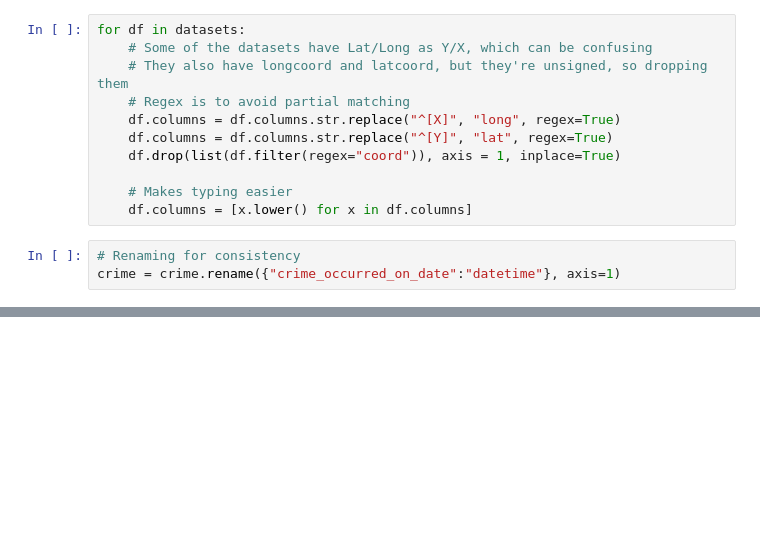
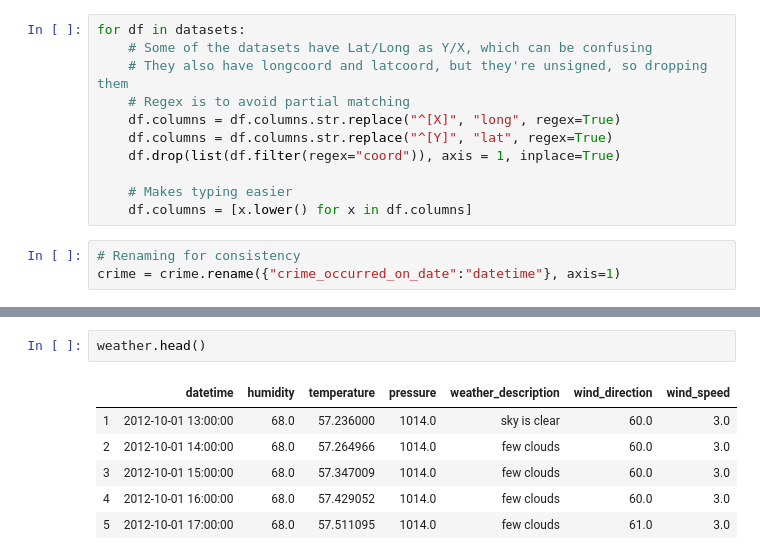
Before and after one commit to stephanGarland/sml-project-fall-2019, a Jupyter notebook: data_modification.ipynb, the cells around one changed output, grey strips where cells are left out. Cells and saved outputs as stored; diff of their text form; blank space fills up the shorter version.

```diff
--- a/data_modification.ipynb
+++ b/data_modification.ipynb
@@ -47,0 +109,9 @@ crime = crime.rename({"crime_occurred_on_date":"datetime"}, axis=1)
+# %%
+weather.head()
+# %% [output]
+|  | datetime | humidity | temperature | pressure | weather_description | wind_direction | wind_speed |
+| 1 | 2012-10-01 13:00:00 | 68.0 | 57.236000 | 1014.0 | sky is clear | 60.0 | 3.0 |
+| 2 | 2012-10-01 14:00:00 | 68.0 | 57.264966 | 1014.0 | few clouds | 60.0 | 3.0 |
+| 3 | 2012-10-01 15:00:00 | 68.0 | 57.347009 | 1014.0 | few clouds | 60.0 | 3.0 |
+| 4 | 2012-10-01 16:00:00 | 68.0 | 57.429052 | 1014.0 | few clouds | 60.0 | 3.0 |
+| 5 | 2012-10-01 17:00:00 | 68.0 | 57.511095 | 1014.0 | few clouds | 61.0 | 3.0 |
```
Also changed, not shown: parts of 33 cells of this notebook, 6 other files.
